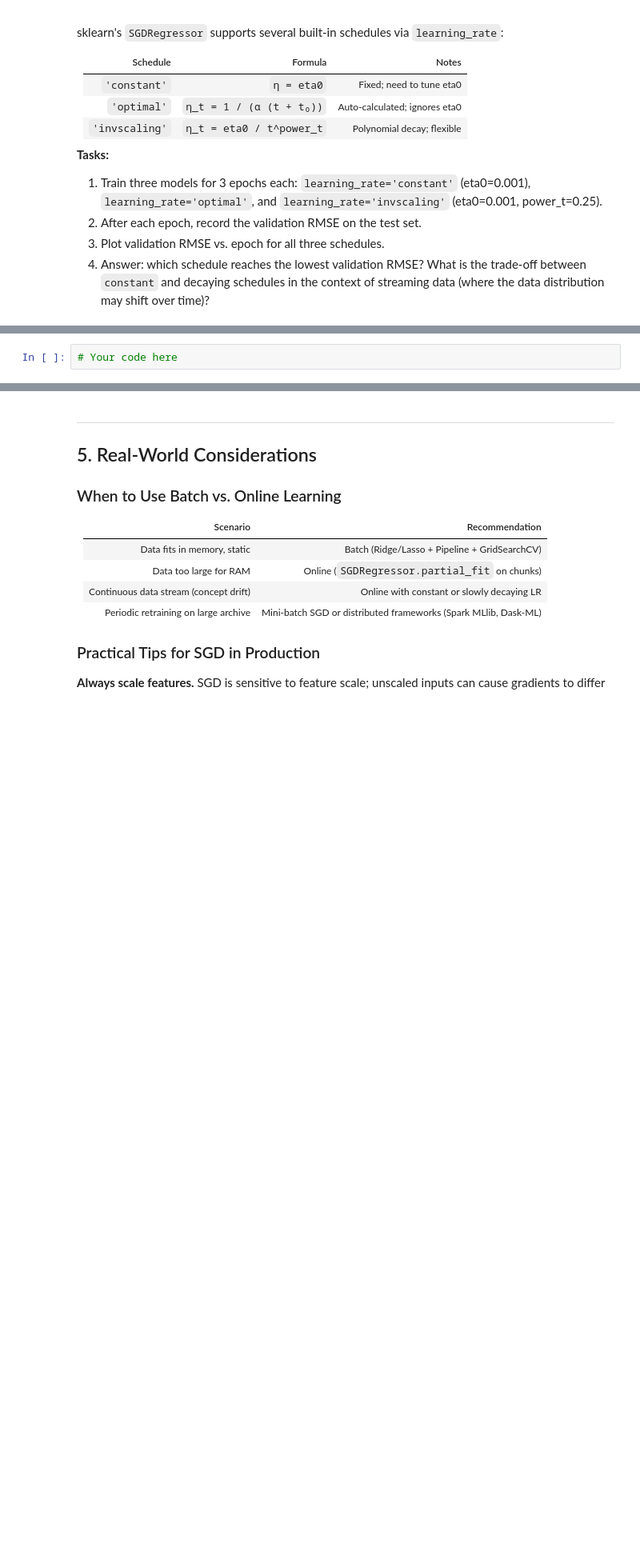
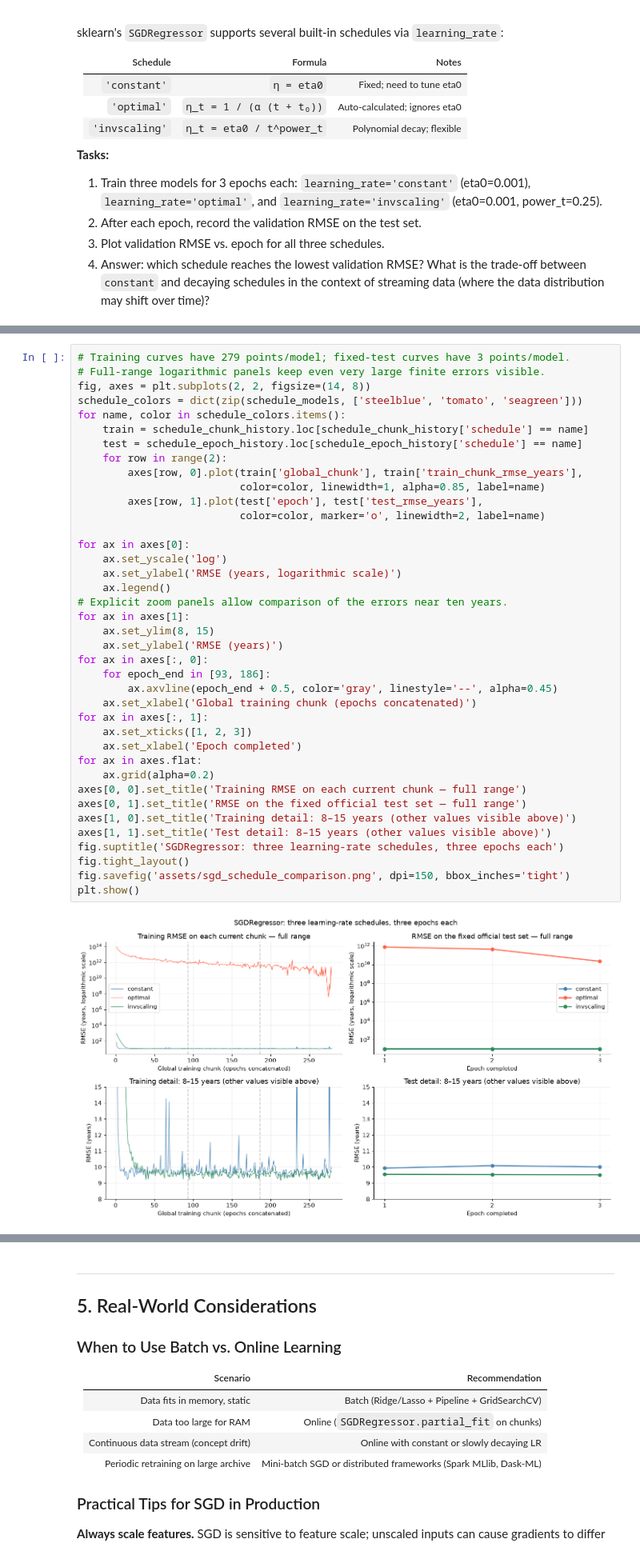
Before and after one commit to lenytacuri/ml-semana1, a Jupyter notebook: linear_regression.ipynb, the cells around one changed output, grey strips where cells are left out. Shown at 80% size. Cells and saved outputs as stored; diff of their text form; blank space fills up the shorter version.

```diff
--- a/linear_regression.ipynb
+++ b/linear_regression.ipynb
@@ -1373,2 +1999,41 @@ sklearn's `SGDRegressor` supports several built-in schedules via `learning_rate`
 # %%
-# Your code here
+# Training curves have 279 points/model; fixed-test curves have 3 points/model.
+# Full-range logarithmic panels keep even very large finite errors visible.
+fig, axes = plt.subplots(2, 2, figsize=(14, 8))
+schedule_colors = dict(zip(schedule_models, ['steelblue', 'tomato', 'seagreen']))
+for name, color in schedule_colors.items():
+    train = schedule_chunk_history.loc[schedule_chunk_history['schedule'] == name]
+    test = schedule_epoch_history.loc[schedule_epoch_history['schedule'] == name]
+    for row in range(2):
+        axes[row, 0].plot(train['global_chunk'], train['train_chunk_rmse_years'],
+                          color=color, linewidth=1, alpha=0.85, label=name)
+        axes[row, 1].plot(test['epoch'], test['test_rmse_years'],
+                          color=color, marker='o', linewidth=2, label=name)
+
+for ax in axes[0]:
+    ax.set_yscale('log')
+    ax.set_ylabel('RMSE (years, logarithmic scale)')
+    ax.legend()
+# Explicit zoom panels allow comparison of the errors near ten years.
+for ax in axes[1]:
+    ax.set_ylim(8, 15)
+    ax.set_ylabel('RMSE (years)')
+for ax in axes[:, 0]:
+    for epoch_end in [93, 186]:
+        ax.axvline(epoch_end + 0.5, color='gray', linestyle='--', alpha=0.45)
+    ax.set_xlabel('Global training chunk (epochs concatenated)')
+for ax in axes[:, 1]:
+    ax.set_xticks([1, 2, 3])
+    ax.set_xlabel('Epoch completed')
+for ax in axes.flat:
+    ax.grid(alpha=0.2)
+axes[0, 0].set_title('Training RMSE on each current chunk — full range')
+axes[0, 1].set_title('RMSE on the fixed official test set — full range')
+axes[1, 0].set_title('Training detail: 8–15 years (other values visible above)')
+axes[1, 1].set_title('Test detail: 8–15 years (other values visible above)')
+fig.suptitle('SGDRegressor: three learning-rate schedules, three epochs each')
+fig.tight_layout()
+fig.savefig('assets/sgd_schedule_comparison.png', dpi=150, bbox_inches='tight')
+plt.show()
+# %% [output]
+[figure, added]
```
Also changed, not shown: parts of 15 cells of this notebook, 16 other files.
